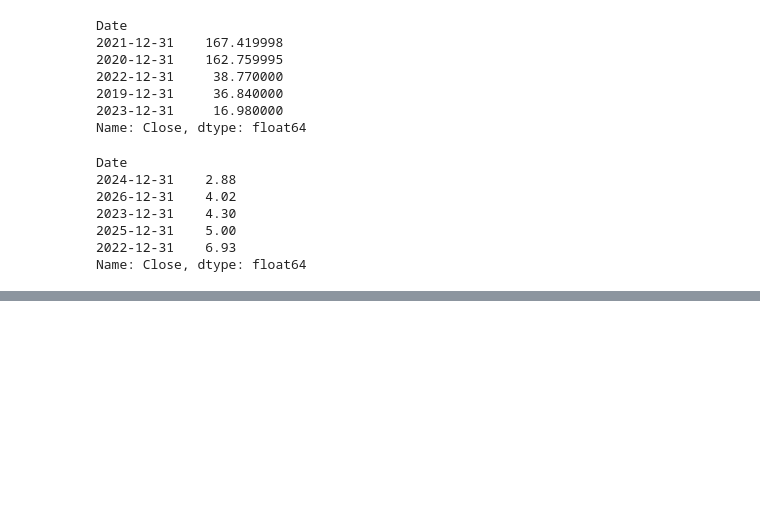
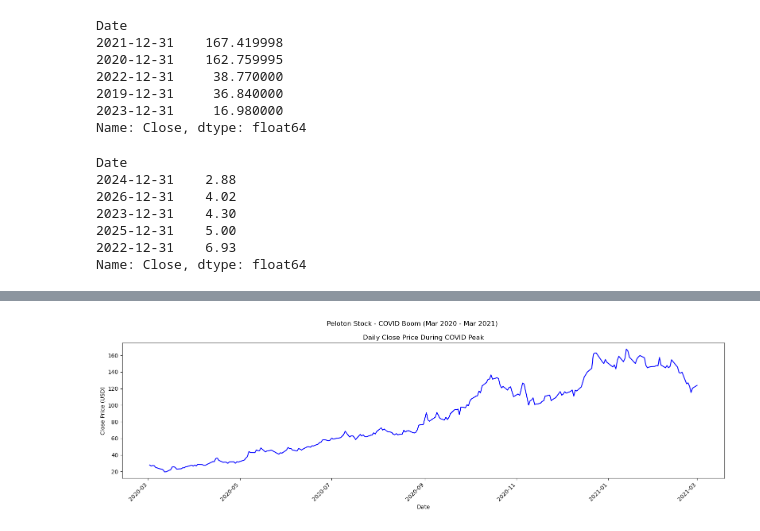
Before and after one commit to nicolerodriguez16/peloton-stock-analysis, a Jupyter notebook: peloton_analysis.ipynb, the cells around one changed output, grey strips where cells are left out. Drawn from its saved outputs; the diff is of its cells as text; code cells hidden in the pictures; blank space fills up the shorter version.

```diff
--- a/peloton_analysis.ipynb
+++ b/peloton_analysis.ipynb
@@ -173,0 +257,5 @@ Name: Close, dtype: float64
+# %%
+#Peak covid dates
+
+peak_data= data.loc["2020-03-01":"2021-03-01"]
+peak_data.head()
@@ -173,0 +270,15 @@ Name: Close, dtype: float64
+# %%
+plt.style.use('default')
+fig, ax = plt.subplots(1, figsize=(16, 5))
+fig.suptitle("Peloton Stock - COVID Boom (Mar 2020 - Mar 2021)")
+
+ax.plot(peak_data.index, peak_data['Close'], color='blue')
+ax.set_title("Daily Close Price During COVID Peak")
+ax.set_ylabel("Close Price (USD)")
+ax.set_xlabel("Date")
+
+plt.xticks(rotation=45, ha='right')
+plt.tight_layout()
+plt.show()
+# %% [output]
+[figure, added]
```
Also changed, not shown: parts of 12 cells of this notebook.
